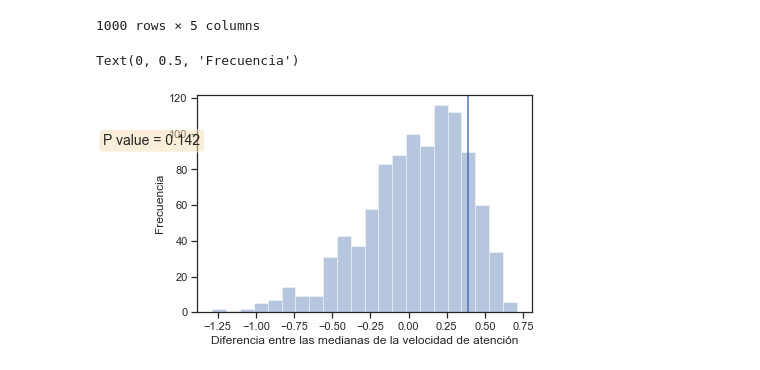
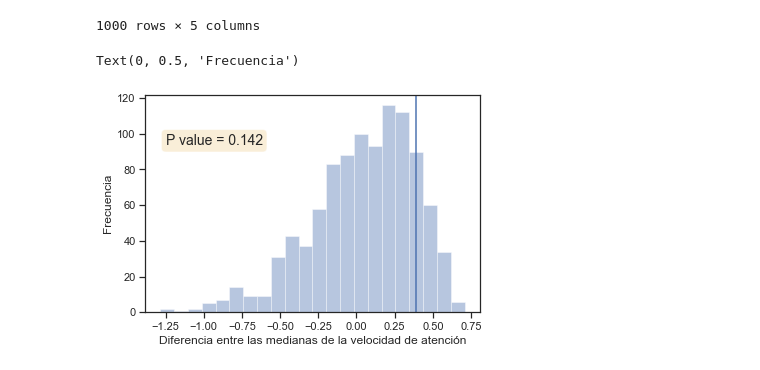
Before and after one commit to Mario-16180/BEDU-M4-DataAnalysisProject-CarAccidents, a Jupyter notebook: Fer.ipynb, the cells around one changed output. Saved outputs shown, nothing was run; the diff lists cells and outputs as text; code cells hidden in the pictures.

```diff
--- a/Fer.ipynb
+++ b/Fer.ipynb
@@ -673,11 +673,11 @@ perm_results
 # %%
 P = (perm_results['diff'] >= diferencia/100).sum() / perm_results.shape[0]
 sns.distplot(perm_results['diff'], kde=False, norm_hist=False);
 plt.axvline(diferencia/100);
 props = dict(boxstyle='round', facecolor='wheat', alpha=0.5);
-plt.text(-2, 100, f'P value = {P}', fontsize=14, verticalalignment='top', bbox=props);
+plt.text(-1.25, 100, f'P value = {P}', fontsize=14, verticalalignment='top', bbox=props);
 plt.xlabel('Diferencia entre las medianas de la velocidad de atención');
 plt.ylabel('Frecuencia')
 # %% [output]
 Text(0, 0.5, 'Frecuencia')
-[figure, old version]
+[figure, new version]
```
